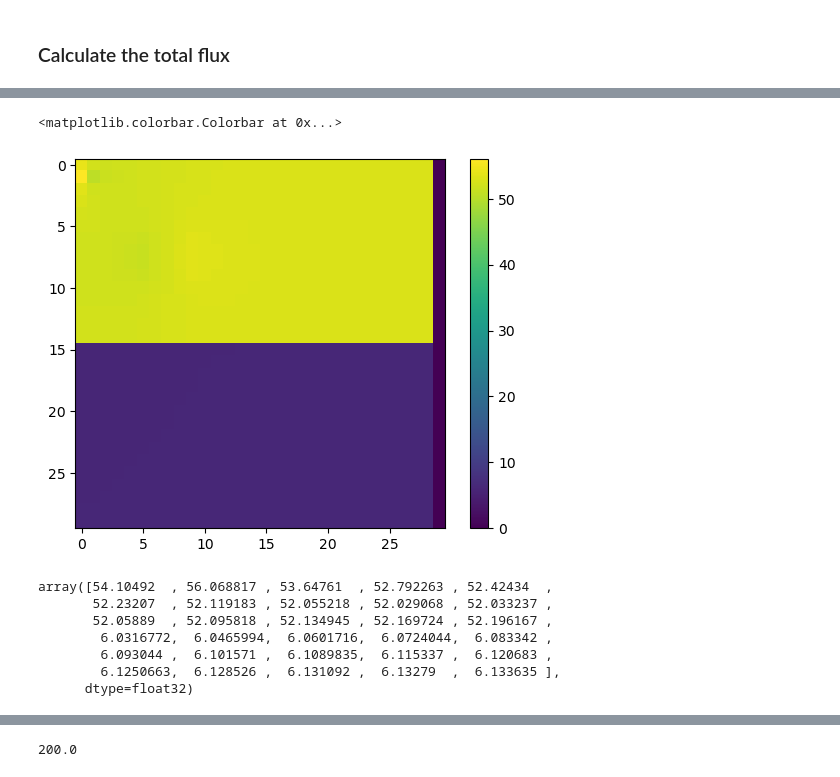
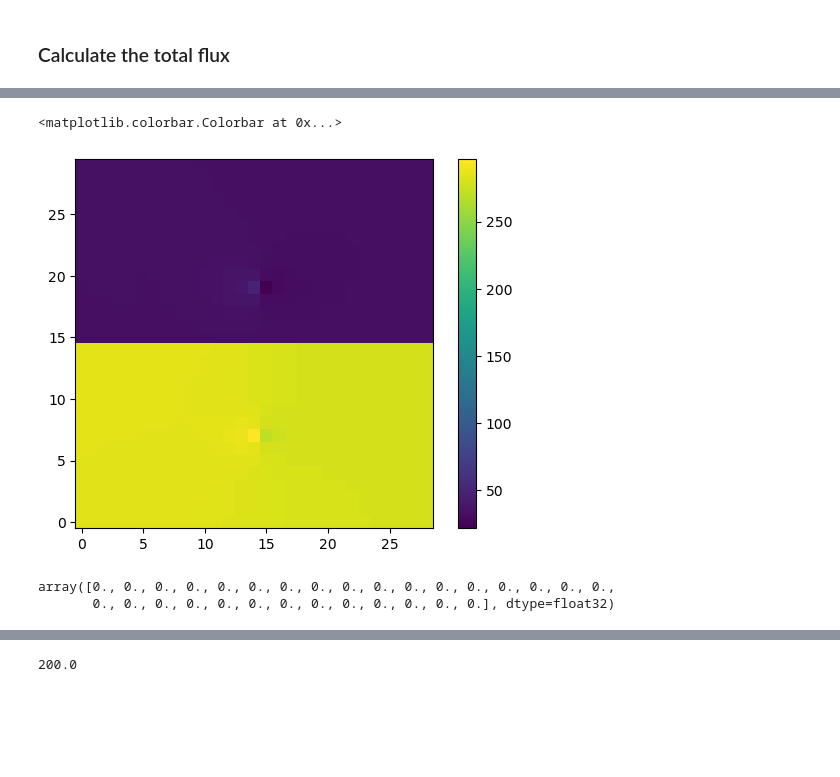
Before and after one commit to HWRS564-hydrogeologic-analysis/hwrs564b_course_materials_diamantebarrett, a Jupyter notebook: My_HW/Barrett_HW2.ipynb, the cells around one changed output, grey strips where cells are left out. Saved outputs shown, nothing was run; the diff lists cells and outputs as text; code cells hidden in the pictures; blank space fills up the shorter version.

```diff
--- a/My_HW/Barrett_HW2.ipynb
+++ b/My_HW/Barrett_HW2.ipynb
@@ -435,20 +436,15 @@ array([[[20.       , 19.790804 , 19.58709  , 19.382334 , 19.175148 ,
       dtype=float32)
 # %%
-plt.imshow(flux_vals)
+plt.imshow(flux_vals[:,:-1], origin='lower')
 plt.colorbar()
 # %% [output]
 <matplotlib.colorbar.Colorbar at 0x...>
-[figure, old version]
+[figure, new version]
 # %%
-flux_vals[:, 0]
+flux_vals[:, -1]
 # %% [output]
-array([54.10492  , 56.068817 , 53.64761  , 52.792263 , 52.42434  ,
-       52.23207  , 52.119183 , 52.055218 , 52.029068 , 52.033237 ,
-       52.05889  , 52.095818 , 52.134945 , 52.169724 , 52.196167 ,
-        6.0316772,  6.0465994,  6.0601716,  6.0724044,  6.083342 ,
-        6.093044 ,  6.101571 ,  6.1089835,  6.115337 ,  6.120683 ,
-        6.1250663,  6.128526 ,  6.131092 ,  6.13279  ,  6.133635 ],
-      dtype=float32)
+array([0., 0., 0., 0., 0., 0., 0., 0., 0., 0., 0., 0., 0., 0., 0., 0., 0.,
+       0., 0., 0., 0., 0., 0., 0., 0., 0., 0., 0., 0., 0.], dtype=float32)
 # %%
 #Calculate the total flux across the model
 flux_tot  = np.sum(flux_vals[:, 0]) #total flux through one column of the model [m3/day]
```
Also changed, not shown: parts of 15 cells of this notebook, 13 other files.
